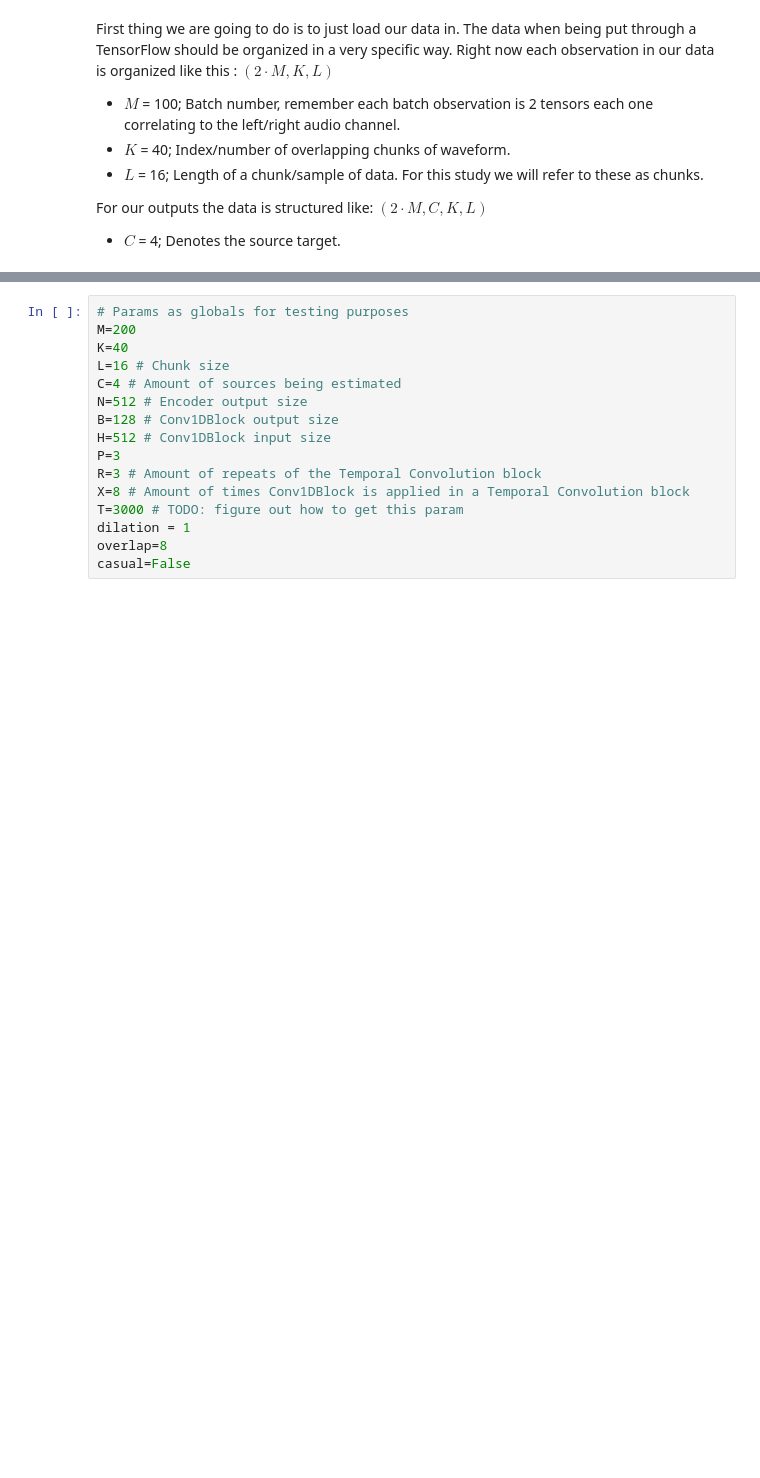
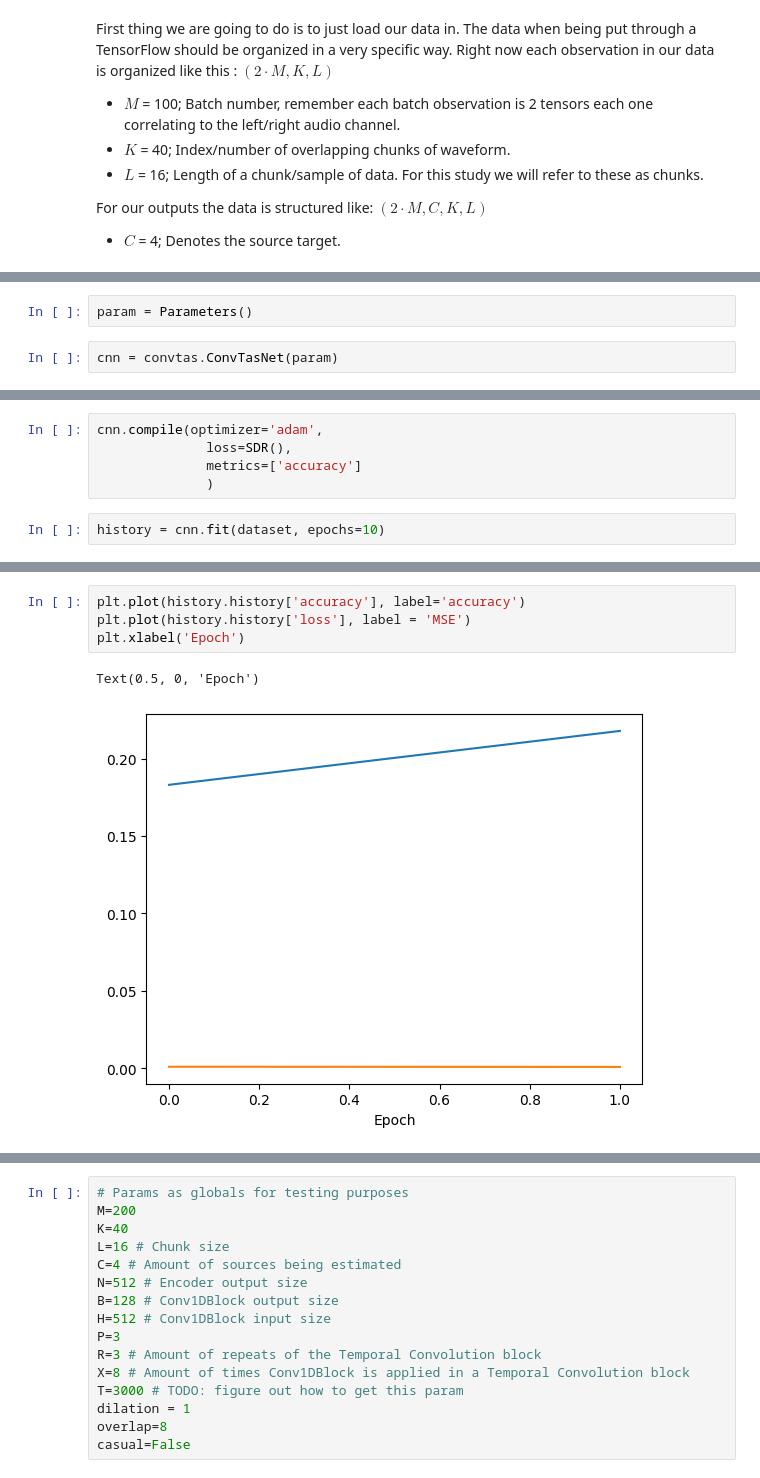
Before and after one commit to jambory/MusicSourceSeparation, a Jupyter notebook: nn_implementation/testing_convtas.ipynb, the cells around one changed output, grey strips where cells are left out. Drawn from its saved outputs; the diff is of its cells as text; blank space fills up the shorter version.

```diff
--- a/nn_implementation/testing_convtas.ipynb
+++ b/nn_implementation/testing_convtas.ipynb
@@ -33,0 +27,4 @@ x_batches[0].shape
+# %%
+param = Parameters()
+# %%
+cnn = convtas.ConvTasNet(param)
@@ -33,0 +101,7 @@ x_batches[0].shape
+# %%
+cnn.compile(optimizer='adam',
+              loss=SDR(),
+              metrics=['accuracy']
+              )
+# %%
+history = cnn.fit(dataset, epochs=10)
@@ -33,0 +117,7 @@ x_batches[0].shape
+# %%
+plt.plot(history.history['accuracy'], label='accuracy')
+plt.plot(history.history['loss'], label = 'MSE')
+plt.xlabel('Epoch')
+# %% [output]
+Text(0.5, 0, 'Epoch')
+[figure, added]
```
Also changed, not shown: parts of 15 cells of this notebook, 16 other files.
